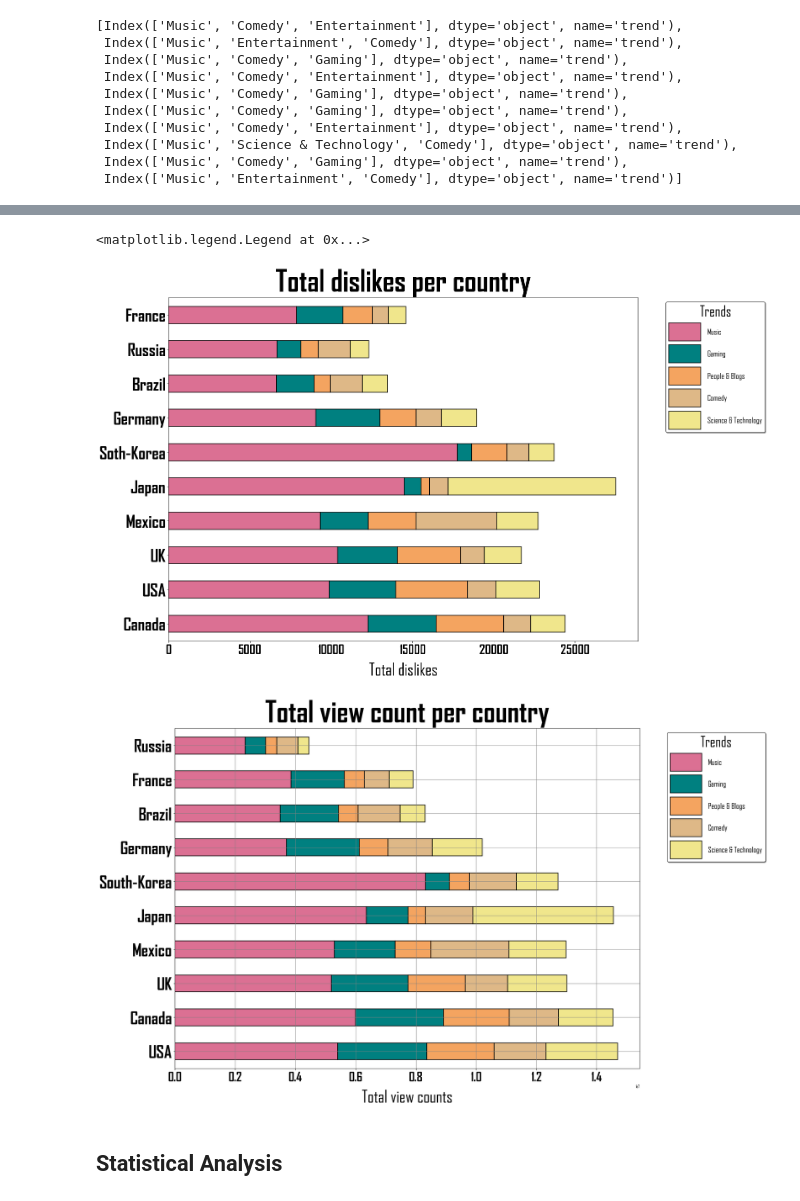
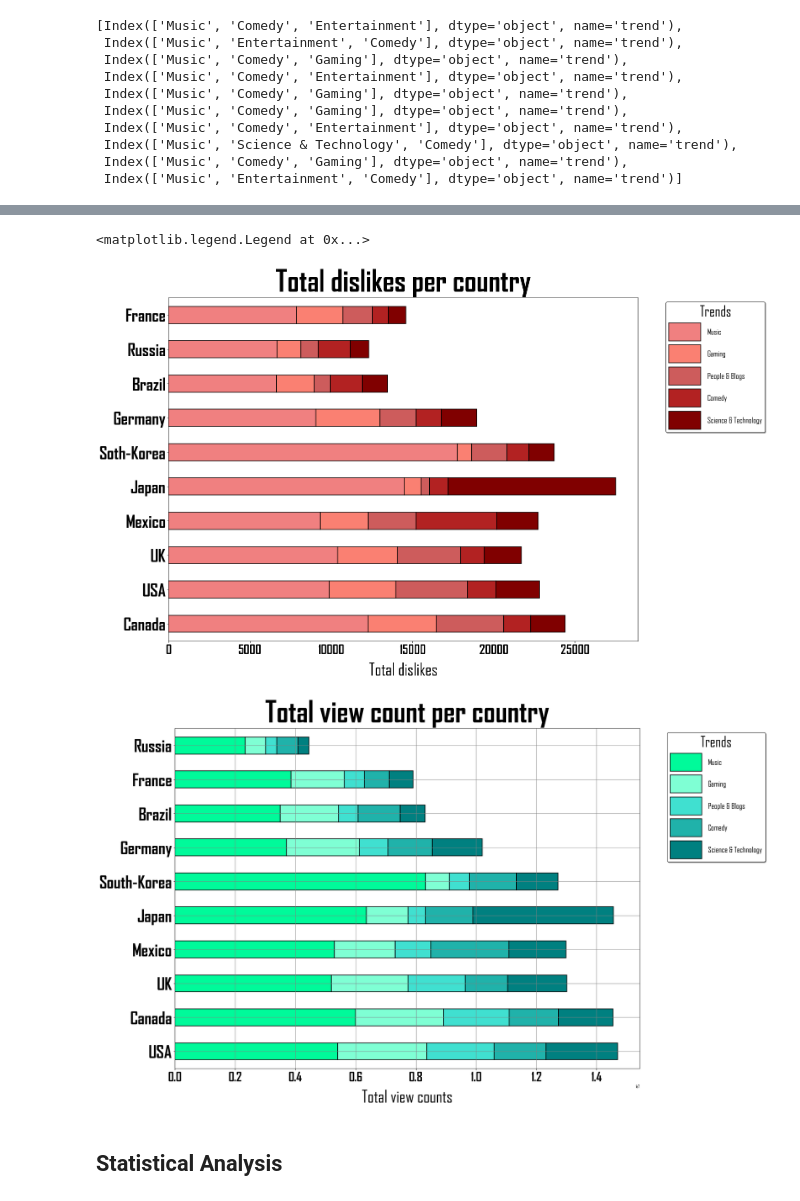
Before and after one commit to gorkemguneser/Youtube-Trending-Videos-Statistical-Analysis, a Jupyter notebook: code/gorkem.ipynb, the cells around one changed output, grey strips where cells are left out. Drawn from its saved outputs; the diff is of its cells as text; code cells hidden in the pictures.

```diff
--- a/code/gorkem.ipynb
+++ b/code/gorkem.ipynb
@@ -717,20 +673,12 @@ plt.legend(bbox_to_anchor=(1.05, 1),loc='upper left',prop={"size":19},
 ------------------------------Comparing country results - DISLIKES ----------------------------------
 '''
 
-from matplotlib.font_manager import FontProperties
-
 fontP = FontProperties()
 plt.rcParams["figure.figsize"] = (20,15)
 plt.rcParams['legend.handlelength'] = 4
 plt.rcParams['legend.handleheight'] = 3.1
 
-
-colors = ["palevioletred","teal","sandybrown","burlywood","khaki"]
-
-
-#colors = ["lightgreen","mediumspringgreen","turquoise","darkcyan","deepskyblue",
-#          "dodgerblue","cornsilk","darkkhaki","olive","peachpuff","lightcoral",
-#          "lightsalmon","indianred","darkred"]
+colors = ["lightcoral","salmon","indianred","firebrick","maroon"]
 
 
 # This is the dataframe
@@ -756,7 +704,7 @@ plt.legend(bbox_to_anchor=(1.05, 1),loc='upper left',prop={"size":19},
            shadow=True,facecolor="white",edgecolor="k",title="Trends",title_fontsize=35)
 # %% [output]
 <matplotlib.legend.Legend at 0x...>
-[figure, old version]
+[figure, new version]
 # %%
 '''
                                 SAME GRAPH WITH LESS TRENDS
@@ -765,47 +713,38 @@ plt.legend(bbox_to_anchor=(1.05, 1),loc='upper left',prop={"size":19},
 ------------------------------Comparing country results - VIEW-COUNTS ------------------------------
 '''
 
-from matplotlib.font_manager import FontProperties
-
 fontP = FontProperties()
 plt.rcParams["figure.figsize"] = (20,15)
 plt.rcParams['legend.handlelength'] = 4
 plt.rcParams['legend.handleheight'] = 3.1
 
-
-colors = ["palevioletred","teal","sandybrown","burlywood","khaki"]
-
-
-#colors = ["lightgreen","mediumspringgreen","turquoise","darkcyan","deepskyblue",
-#          "dodgerblue","cornsilk","darkkhaki","olive","peachpuff","lightcoral",
-#          "lightsalmon","indianred","darkred"]
-
+colors = ["mediumspringgreen","aquamarine","turquoise","lightseagreen","teal"]
 
 # This is the dataframe
 countries_view_count_ordered.T[["Music","Gaming","People & Blogs",
                              "Comedy","Science & Technology"]].plot(
     kind="barh",stacked=True,color=colors,linewidth=1.5,edgecolor="k")
 
 
 
 # Adjusting xticks and yticks
 positions = (0,1,2,3,4,5,6,7,8,9)
 labels_view_counts=["Russia","France","Brazil","Germany","South-Korea",
                     "Japan","Mexico","UK","Canada","USA"]
 
 plt.yticks(positions,labels=labels_view_counts[::-1],size=41,fontweight="bold")
 plt.xticks(size=30,fontweight="bold")
 plt.title("Total view count per country",size=70,fontweight="bold",pad=15)
 plt.xlabel("Total view counts",size=40,labelpad=15)
 
 
 # Adding legend
 plt.legend(bbox_to_anchor=(1.05, 1),loc='upper left',prop={"size":19},
            shadow=True,facecolor="white",edgecolor="k",title="Trends",title_fontsize=35)
 
 plt.grid(color="gray")
 # %% [output]
-[figure, old version]
+[figure, new version]
 # %% [markdown]
 ## Statistical Analysis
 # %% [markdown]
```
Also changed, not shown: parts of 47 cells of this notebook, 1 other file.
